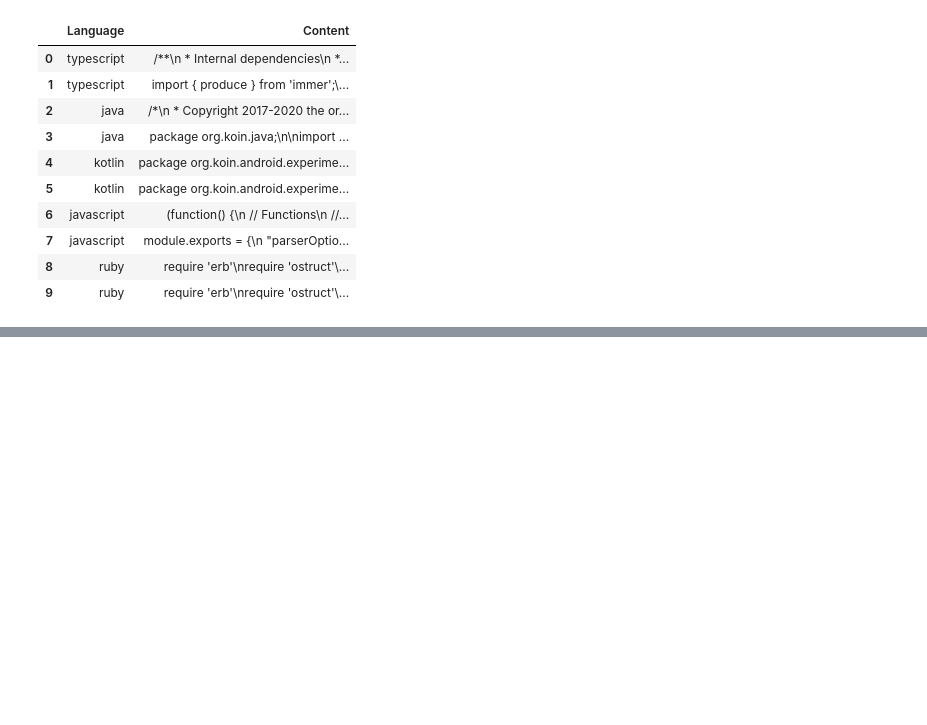
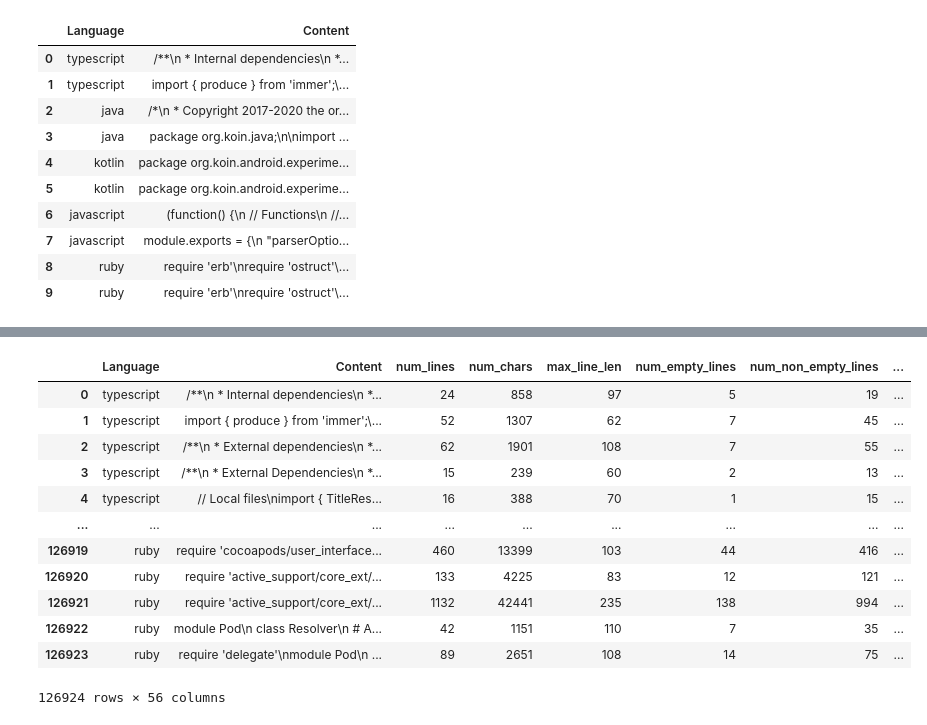
Before and after one commit to lfendy/goodcodebadcode, a Jupyter notebook: goodcodebadcode.ipynb, the cells around one changed output, grey strips where cells are left out. Saved outputs shown, nothing was run; the diff lists cells and outputs as text; code cells hidden in the pictures; blank space fills up the shorter version.

Commit message:
Clean up notebook, clarify which section can be run locally, and which needs to be run in colab

```diff
--- a/goodcodebadcode.ipynb
+++ b/goodcodebadcode.ipynb
@@ -632,4 +557,0 @@ df
-# %%
-df['num_empty_lines'] = [reduce(lambda acc, el: acc if(len(el.strip()) != 0) else (acc+1), x.split('\n'), 0) for x in df['Content']]
-df['num_non_empty_lines'] = df.num_lines - df.num_empty_lines
-df
@@ -652,5 +557,0 @@ df
-# %%
-#lines = df['Content'].iloc[0].split('\n')
-#max(lines, key=len)
-df['max_line_len'] = [len(max(x.split('\n'), key=len)) for x in df['Content']]
-df
@@ -673,5 +557,0 @@ df
-# %%
-#lines = df['Content'].iloc[0].split('\n')
-#reduce(lambda acc, el: acc + len(el), lines, 0)
-df['num_chars'] = [reduce(lambda acc, el: acc + len(el), x.split('\n'), 0) for x in df['Content']]
-df
@@ -777,0 +747,26 @@ df
+# %%
+def dfcalc(in_df):
+  dfcalc_num_lines(in_df)
+  dfcalc_num_chars(in_df)
+  dfcalc_max_line_len(in_df)
+  dfcalc_empty_lines(in_df)
+  dfcalc_non_empty_lines(in_df)
+  dfcalc_char_types(in_df)
+  return in_df
+# %%
+df = dfcalc(df)
+df
+# %% [output]
+|  | Language | Content | num_lines | num_chars | max_line_len | num_empty_lines | num_non_empty_lines | ... |
+| 0 | typescript | /**\n * Internal dependencies\n *... | 24 | 858 | 97 | 5 | 19 | ... |
+| 1 | typescript | import { produce } from 'immer';\... | 52 | 1307 | 62 | 7 | 45 | ... |
+| 2 | typescript | /**\n * External dependencies\n *... | 62 | 1901 | 108 | 7 | 55 | ... |
+| 3 | typescript | /**\n * External Dependencies\n *... | 15 | 239 | 60 | 2 | 13 | ... |
+| 4 | typescript | // Local files\nimport { TitleRes... | 16 | 388 | 70 | 1 | 15 | ... |
+| ... | ... | ... | ... | ... | ... | ... | ... | ... |
+| 126919 | ruby | require 'cocoapods/user_interface... | 460 | 13399 | 103 | 44 | 416 | ... |
+| 126920 | ruby | require 'active_support/core_ext/... | 133 | 4225 | 83 | 12 | 121 | ... |
+| 126921 | ruby | require 'active_support/core_ext/... | 1132 | 42441 | 235 | 138 | 994 | ... |
+| 126922 | ruby | module Pod\n class Resolver\n # A... | 42 | 1151 | 110 | 7 | 35 | ... |
+| 126923 | ruby | require 'delegate'\nmodule Pod\n ... | 89 | 2651 | 108 | 14 | 75 | ... |
+126924 rows × 56 columns
```
Also changed, not shown: parts of 47 cells of this notebook.
